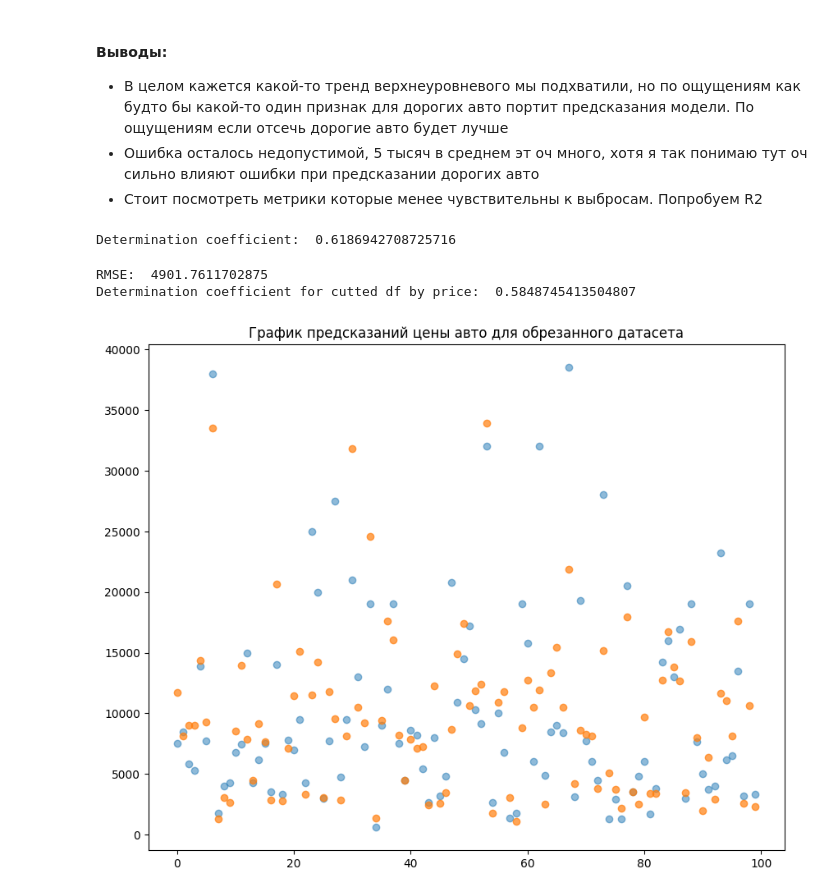
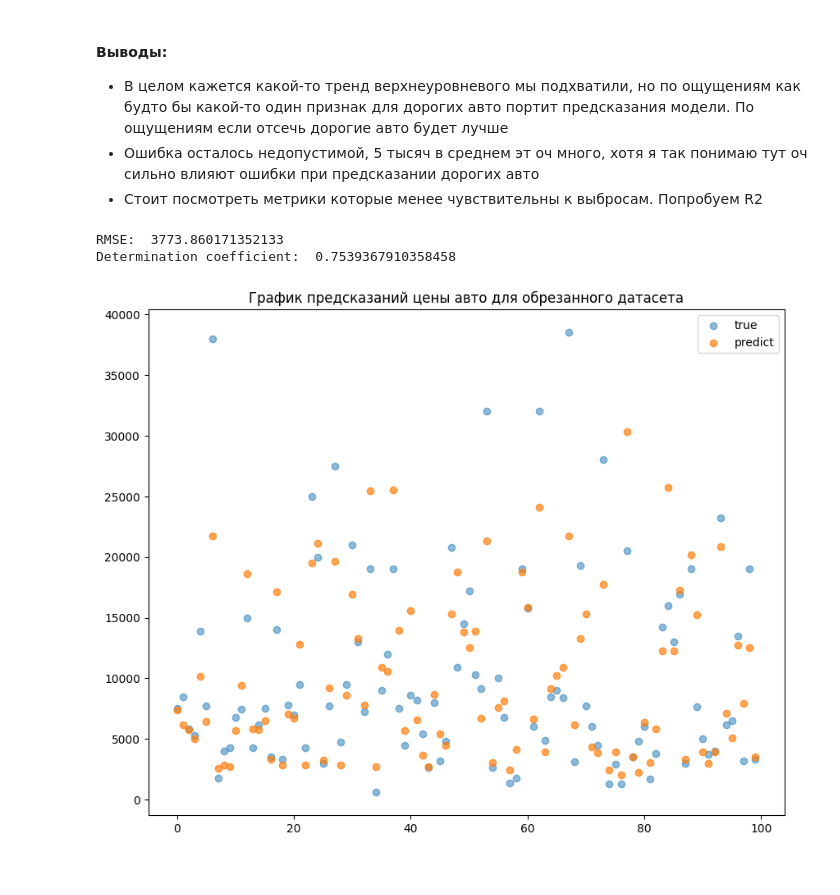
Before and after one commit to pyretttt/master_mle, a Jupyter notebook: practice2.ipynb, the cells around one changed output. Cells and saved outputs as stored; diff of their text form; code cells hidden in the pictures.

```diff
--- a/practice2.ipynb
+++ b/practice2.ipynb
@@ -382,13 +401,12 @@ cars_df.sample(5)
 # %%
-from sklearn.preprocessing import OrdinalEncoder
-
 # Подготовим данные
 
-features = ['Age', 'Transmission', 'km_year', 'mean_price_deviation', 'Price_frequence']
+features = ['Age', 'Transmission', 'km_year', 'frequent', 'rare', 'Engine_capacity(cm3)']
 target = 'Price(euro)'
 
-encoder = OrdinalEncoder()
-cars_df['Price_frequence'] = encoder.fit_transform(cars_df[['Price_frequence']])
+rare_models_mask = cars_df['Model'].value_counts()
+cars_df['frequence'] = (cars_df['Model'].transform(lambda x: 'rare' if rare_models_mask[x] < 20 else 'frequent'))
+cars_df = pd.concat((cars_df, pd.get_dummies(cars_df['frequence'])), axis=1)
 
 cars_df['Transmission'] = cars_df['Transmission'].transform(lambda x: 1 if x == 'Manual' else 3)
 
@@ -398,19 +416,11 @@ cars_df = cars_df.dropna(how='any')
 
 X_train, X_test, y_train, y_test = split(cars_df[features], cars_df[target], test_size=0.25, random_state=42)
 
-model = make_pipeline(PolynomialFeatures(degree=len(features)), Lasso(alpha=1_500_000, max_iter=1000))
+model = make_pipeline(PolynomialFeatures(degree=PROPOSED_DEGREE), Lasso(alpha=5E-8, max_iter=1000))
 model.fit(X_train, y_train)
 
 predictions = model.predict(X_test)
-mse_ = mse(y_test, predictions)
 
-PLT_BATCH_SIZE = 100
-
-plt.figure(figsize=(10, 8))
-plt.scatter(np.arange(PLT_BATCH_SIZE), y_test[0:PLT_BATCH_SIZE], label='true', alpha=0.5)
-plt.scatter(np.arange(PLT_BATCH_SIZE), predictions[0:PLT_BATCH_SIZE], label='predict', alpha=0.7)
-plt.legend()
-plt.title('График предсказаний цены авто')
-
-print('RMSE: ', mse_ ** (1/2))
+draw_graph(y_test=y_test, predictions=predictions)
+display_metrics(y_test=y_test, predictions=predictions) # Не все так плохо)
 # %% [output]
@@ -421,44 +432,28 @@ RMSE:  5366.428270350648
 - В целом кажется какой-то тренд верхнеуровневого мы подхватили, но по ощущениям как будто бы какой-то один признак для дорогих авто портит предсказания модели. По ощущениям если отсечь дорогие авто будет лучше
 - Ошибка осталось недопустимой, 5 тысяч в среднем эт оч много, хотя я так понимаю тут оч сильно влияют ошибки при предсказании дорогих авто
 - Стоит посмотреть метрики которые менее чувствительны к выбросам. Попробуем R2
-# %%
-from sklearn.metrics import r2_score
-
-r2 = r2_score(y_test, predictions)
-print('Determination coefficient: ', r2) # Не все так плохо)
-# %% [output]
-Determination coefficient:  0.6186942708725716
 # %%
 # Хочется проверить модель без дорогих авто
 cars_df_cutted = cars_df.copy()
 cars_df_cutted = cars_df_cutted.drop(cars_df_cutted.index[cars_df_cutted[target] > 50_000])
 
 # Ниже Copypaste (Нужно бы вынести в отедльный метод)
 
 X_train, X_test, y_train, y_test = split(cars_df_cutted[features],
                                          cars_df_cutted[target],
                                          test_size=0.25,
                                          random_state=42)
 
-model = make_pipeline(PolynomialFeatures(degree=len(features)), Lasso(alpha=1_500_000, max_iter=1000))
+winner_model = make_pipeline(PolynomialFeatures(degree=PROPOSED_DEGREE), Lasso(alpha=5E-8, max_iter=1000))
 
-model.fit(X_train, y_train)
-predictions = model.predict(X_test)
+winner_model.fit(X_train, y_train)
+predictions = winner_model.predict(X_test)
 
-plt.figure(figsize=(10, 8))
-plt.scatter(np.arange(PLT_BATCH_SIZE), y_test[0:PLT_BATCH_SIZE], label='true', alpha=0.5)
-plt.scatter(np.arange(PLT_BATCH_SIZE), predictions[0:PLT_BATCH_SIZE], label='predict', alpha=0.7)
-plt.title('График предсказаний цены авто для обрезанного датасета')
+draw_graph(y_test=y_test, predictions=predictions, title='График предсказаний цены авто для обрезанного датасета')
+display_metrics(y_test=y_test, predictions=predictions)
 
-
-# metrics
-mse_ = mse(y_test, predictions)
-print('RMSE: ', mse_ ** (1/2))
-r2_ = r2_score(y_test, predictions)
-print('Determination coefficient for cutted df by price: ', r2_)
-
-# Вывод - гипотеза ошибочна, избавившись от дорогих авто - mse стало незначительно лучше, а r2 стал даже чуть хуже
+# Вывод - гипотеза имеет место быть, избавившись от дорогих авто - mse и r2 стало  лучше
 # %% [output]
-RMSE:  4901.7611702875
-Determination coefficient for cutted df by price:  0.5848745413504807
+RMSE:  3773.860171352133
+Determination coefficient:  0.7539367910358458
-[figure, old version]
+[figure, new version]
```
Also changed, not shown: parts of 10 cells of this notebook, 1 other file.
